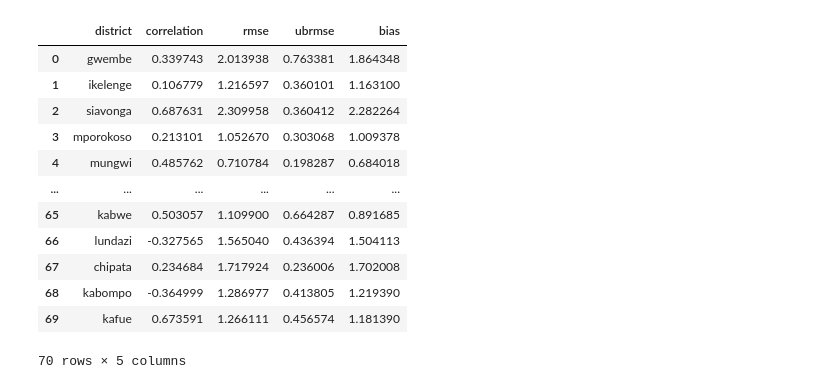
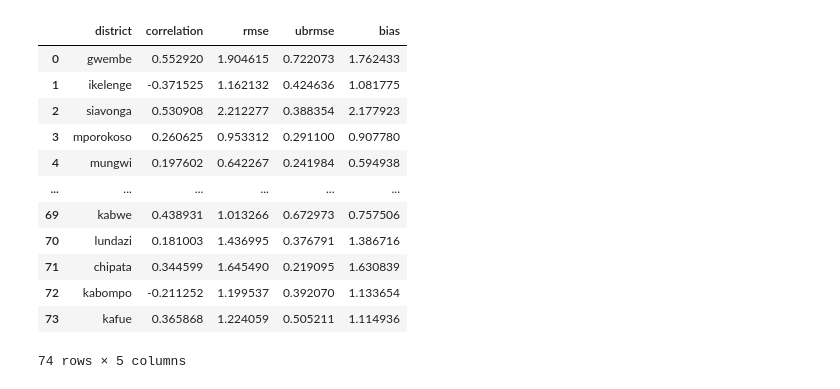
Before and after one commit to franklineronoh/crop-modeling, a Jupyter notebook: zambia/bias_correction_zmb.ipynb, the cells around one changed output. Cells and saved outputs as stored; diff of their text form; code cells hidden in the pictures.

```diff
--- a/zambia/bias_correction_zmb.ipynb
+++ b/zambia/bias_correction_zmb.ipynb
@@ -26,9 +26,15 @@ post=pd.read_csv('data/postharvest/postharvest_cleaned.csv')
 # %%
 # # remove all white spaces, turn to lower case and
 rheast.cname=rheast.cname.str.lower()
-rheast.cname = rheast.cname.str.lstrip()
+rheast.cname = rheast.cname.str.strip()
 rheast.cname=rheast.cname.str.replace('-', '', regex=True)
 rheast.cname=rheast.cname.str.replace(' ', '', regex=True)
+
+# pre.cname=pre.cname.str.lower()
+# pre.cname = pre.cname.str.strip()
+# pre.cname=pre.cname.str.replace('-', '', regex=True)
+# pre.cname=pre.cname.str.replace(' ', '', regex=True)
+# pre
 # post
 # %%
 rheast['district']=rheast['cname']
@@ -81,37 +115,45 @@ rheast_data2=rheast_data
 # %%
-
+# only from 2011 to 2022
+rheast_data=rheast_data.loc[rheast_data['year']>=2011]
+rheast_district=pd.DataFrame()
 distric_metrics1=[]
 for i in districts:
-    pre2=pre1.loc[pre1['district']==i].reset_index(drop=True)
-    rheast_data3=rheast_data2.loc[rheast_data2['district']==i].reset_index(drop=True)
-    #  pearson's correlation
-    corr=rheast_data3['yield'].corr(pre2['yield'])
-    # # #root mean square error
-    rmse = np.sqrt(((rheast_data3['yield']-pre2['yield'])**2).mean())
-    # # #unbiased RMSE
-    ubrmse = np.sqrt((((rheast_data3['yield']-rheast_data3['yield'].mean())
-                       -(pre2['yield']-pre2['yield'].mean()))**2).mean())
-    # #bias
-    bias = (rheast_data3['yield']-pre2['yield']).mean()
-    distric_metrics1.extend([[i, corr,rmse,ubrmse,bias]])
-# convert into dataframe and rename columns
-district_statistics1=pd.DataFrame(distric_metrics1)
-district_statistics1=district_statistics1.rename({0:'district',1: 'correlation',
-                                                  2: 'rmse', 3:'ubrmse', 4:'bias'}, axis=1)
-district_statistics1
+        pre2=pre1.loc[pre1['district']==i].reset_index(drop=True)
+        rheast_data3=rheast_data.loc[rheast_data['district']==i].reset_index(drop=True)
+        #  pearson's correlation
+        corr=rheast_data3['yield'].corr(pre2['yield'])
+        # # #root mean square error
+        rmse = np.sqrt(((rheast_data3['yield']-pre2['yield'])**2).mean())
+        # # #unbiased RMSE
+        ubrmse = np.sqrt((((rheast_data3['yield']-rheast_data3['yield'].mean())
+                    -(pre2['yield']-pre2['yield'].mean()))**2).mean())
+        # #bias
+        bias = (rheast_data3['yield']-pre2['yield']).mean()
+        distric_metrics1.extend([[i, corr,rmse,ubrmse,bias]])
+        rheast_df=pd.concat([rheast_data3,pre2], axis=0)
+        # convert into dataframe and rename column
+        district_statistics1=pd.DataFrame(distric_metrics1)
+        district_statistics2=district_statistics1.rename({0:'district',1: 'correlation', 2:
+                                                    'rmse', 3:'ubrmse', 4:'bias'}, axis=1)
+
+# district_statistics1.to_csv('data/preharvest_rheas__district_metrics.csv')
+# rheast_df
+rheast_data=rheast_data.groupby(['district'],as_index=False).agg({'yield':'min'})
+# pre2=pre2.groupby(['district'],as_index=False).agg({'yield':'min'})
+district_statistics2
 # %% [output]
 |  | district | correlation | rmse | ubrmse | bias |
-| 0 | gwembe | 0.339743 | 2.013938 | 0.763381 | 1.864348 |
-| 1 | ikelenge | 0.106779 | 1.216597 | 0.360101 | 1.163100 |
-| 2 | siavonga | 0.687631 | 2.309958 | 0.360412 | 2.282264 |
-| 3 | mporokoso | 0.213101 | 1.052670 | 0.303068 | 1.009378 |
-| 4 | mungwi | 0.485762 | 0.710784 | 0.198287 | 0.684018 |
+| 0 | gwembe | 0.552920 | 1.904615 | 0.722073 | 1.762433 |
+| 1 | ikelenge | -0.371525 | 1.162132 | 0.424636 | 1.081775 |
+| 2 | siavonga | 0.530908 | 2.212277 | 0.388354 | 2.177923 |
+| 3 | mporokoso | 0.260625 | 0.953312 | 0.291100 | 0.907780 |
+| 4 | mungwi | 0.197602 | 0.642267 | 0.241984 | 0.594938 |
 | ... | ... | ... | ... | ... | ... |
-| 65 | kabwe | 0.503057 | 1.109900 | 0.664287 | 0.891685 |
-| 66 | lundazi | -0.327565 | 1.565040 | 0.436394 | 1.504113 |
-| 67 | chipata | 0.234684 | 1.717924 | 0.236006 | 1.702008 |
-| 68 | kabompo | -0.364999 | 1.286977 | 0.413805 | 1.219390 |
-| 69 | kafue | 0.673591 | 1.266111 | 0.456574 | 1.181390 |
+| 69 | kabwe | 0.438931 | 1.013266 | 0.672973 | 0.757506 |
+| 70 | lundazi | 0.181003 | 1.436995 | 0.376791 | 1.386716 |
+| 71 | chipata | 0.344599 | 1.645490 | 0.219095 | 1.630839 |
+| 72 | kabompo | -0.211252 | 1.199537 | 0.392070 | 1.133654 |
+| 73 | kafue | 0.365868 | 1.224059 | 0.505211 | 1.114936 |
-70 rows × 5 columns
+74 rows × 5 columns
 # %%
 # Province Level
```
Also changed, not shown: parts of 8 cells of this notebook, 5 other files.
